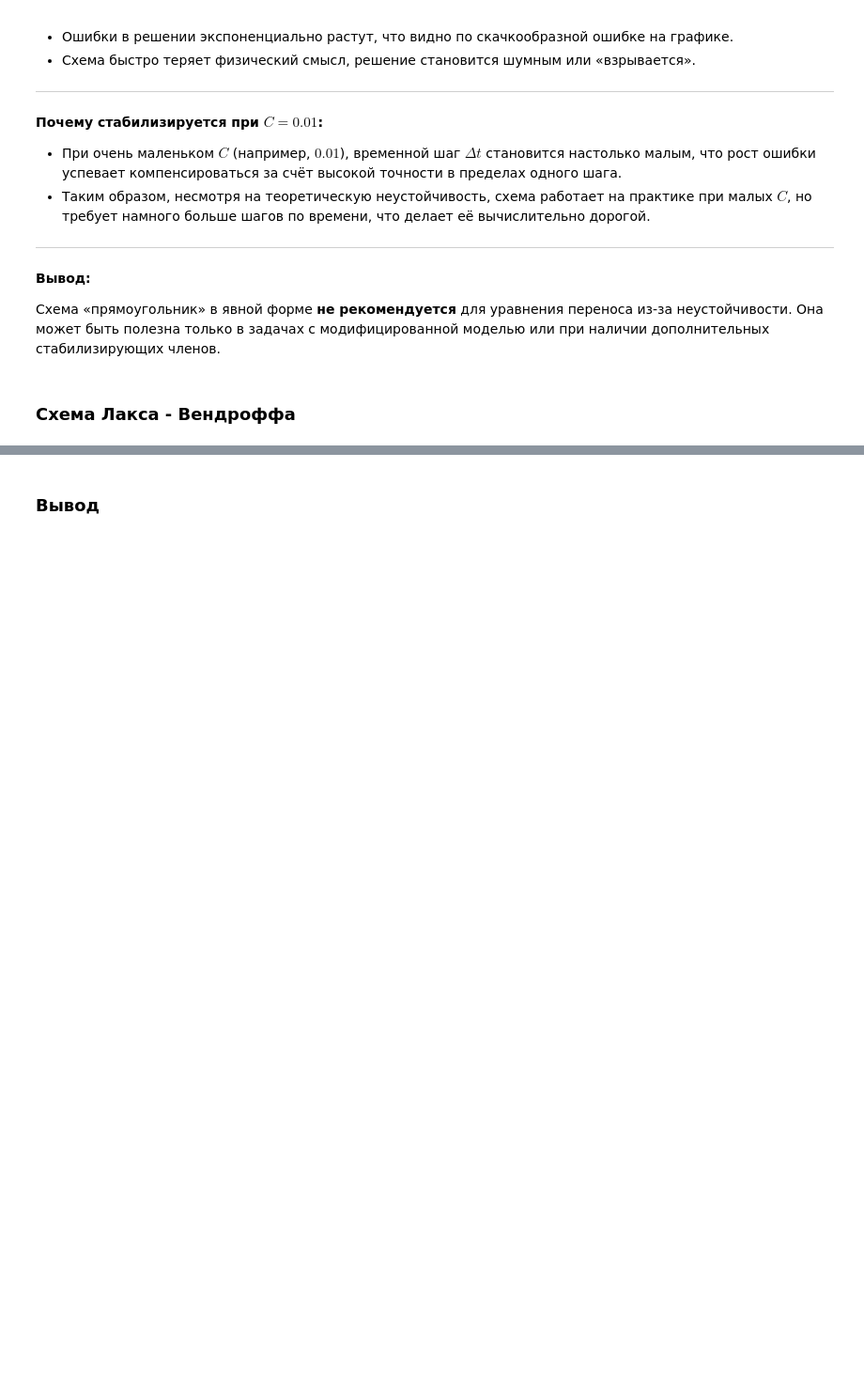
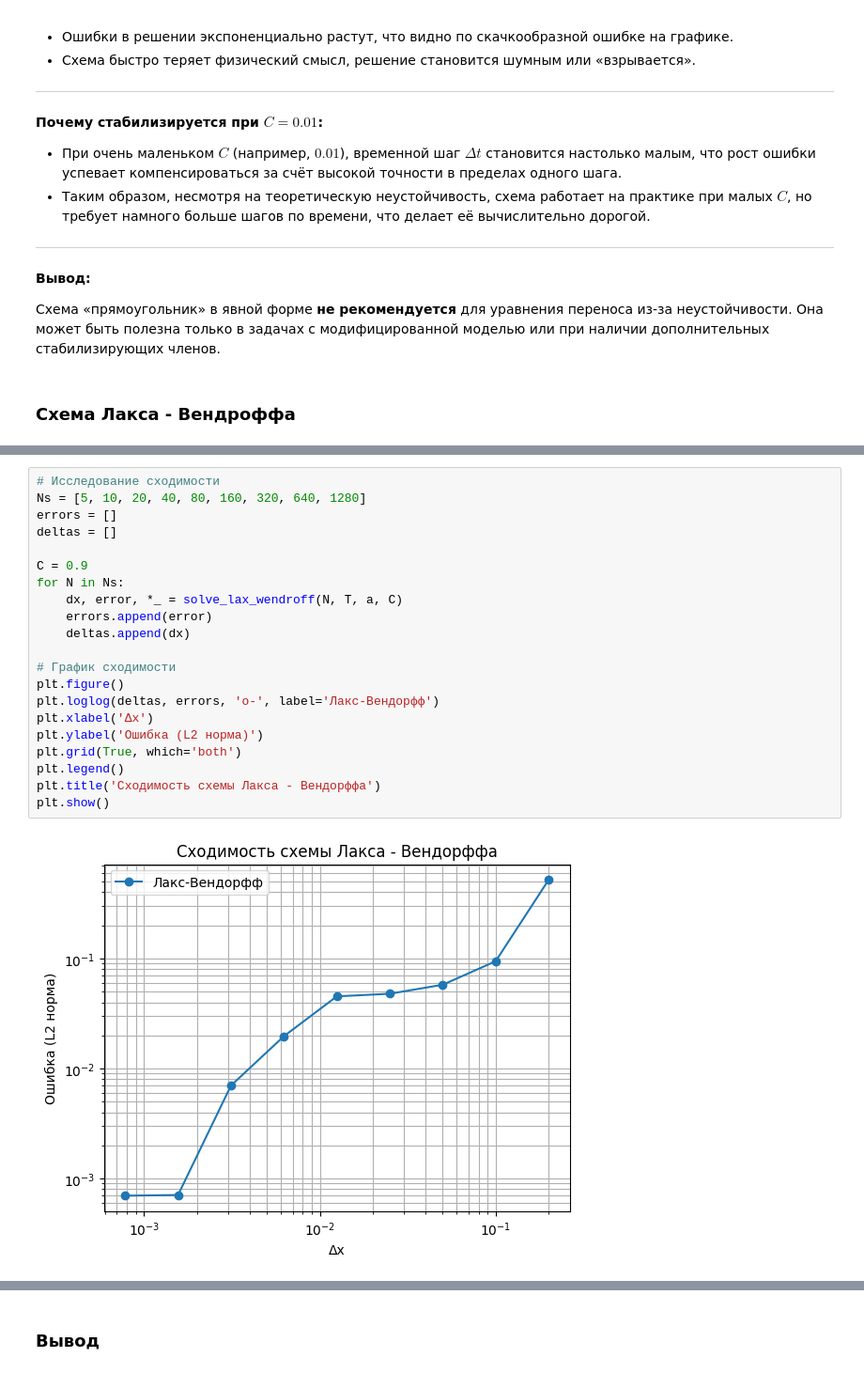
Before and after one commit to oncominglane/computational_mathematics, a Jupyter notebook: sem2/lab5/lab5.ipynb, the cells around one changed output, grey strips where cells are left out. Shown: that part at 94% size. Saved outputs shown, nothing was run; the diff lists cells and outputs as text; blank space fills up the shorter version.

```diff
--- a/sem2/lab5/lab5.ipynb
+++ b/sem2/lab5/lab5.ipynb
@@ -246,0 +332,23 @@ $$
+# %%
+# Исследование сходимости
+Ns = [5, 10, 20, 40, 80, 160, 320, 640, 1280]
+errors = []
+deltas = []
+
+C = 0.9
+for N in Ns:
+    dx, error, *_ = solve_lax_wendroff(N, T, a, C)
+    errors.append(error)
+    deltas.append(dx)
+
+# График сходимости
+plt.figure()
+plt.loglog(deltas, errors, 'o-', label='Лакс-Вендорфф')
+plt.xlabel('Δx')
+plt.ylabel('Ошибка (L2 норма)')
+plt.grid(True, which='both')
+plt.legend()
+plt.title('Сходимость схемы Лакса - Вендорффа')
+plt.show()
+# %% [output]
+[figure, added]
```
Also changed, not shown: parts of 12 cells of this notebook.
